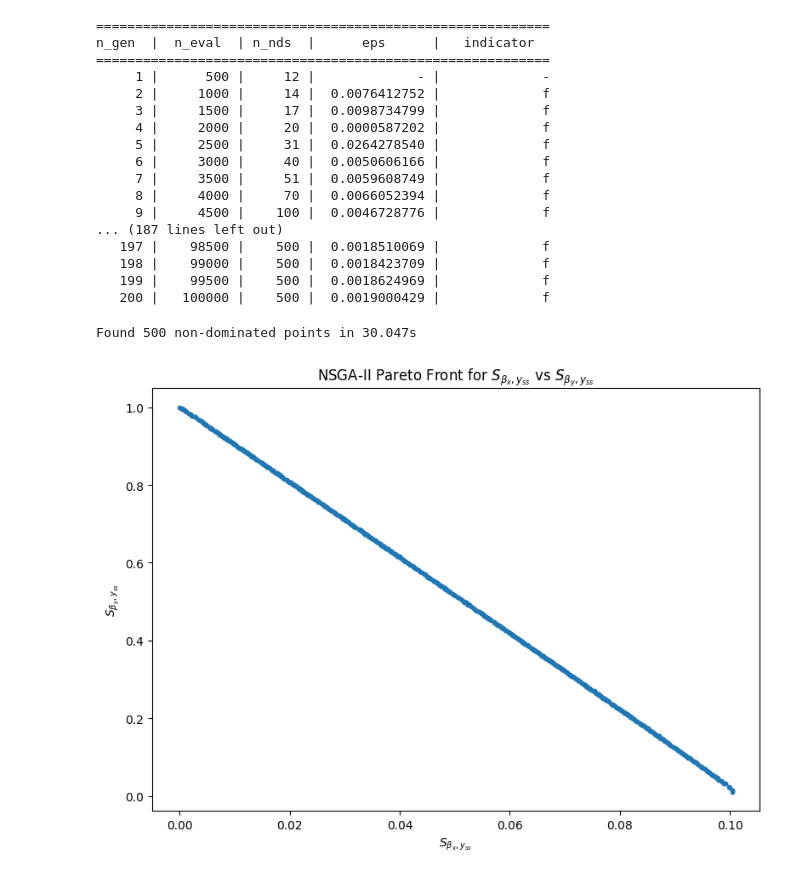
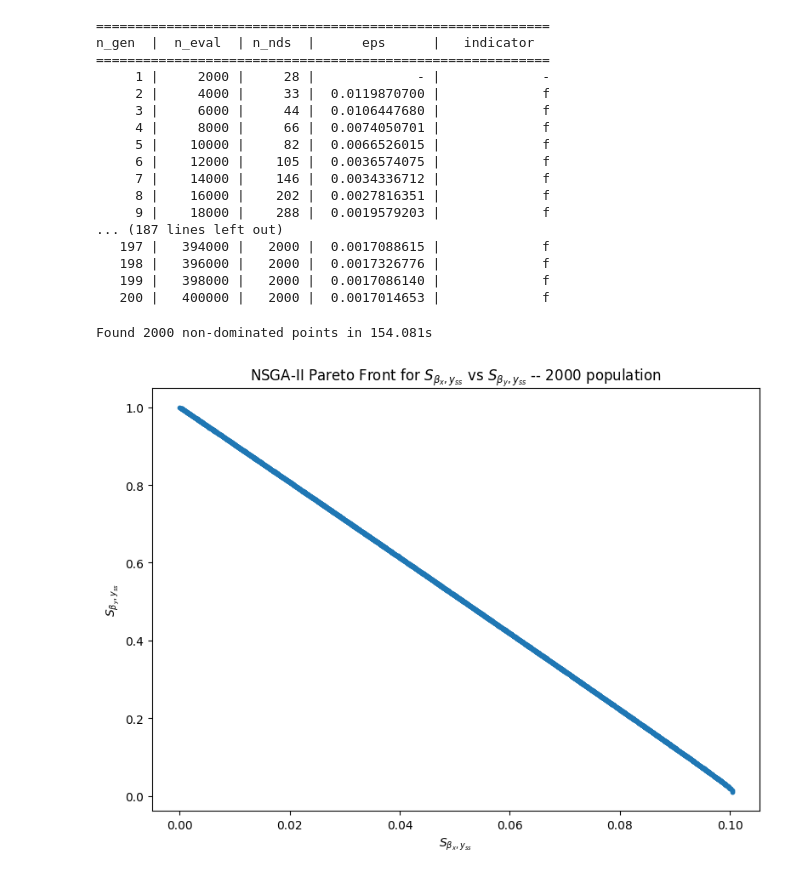
Before and after one commit to DangTranQL/SA, a Jupyter notebook: Genetic Algorithms for Multi-Objective Optimization/NSGA-II/Positive Negative Feedback/1v3.ipynb, the cells around one changed output. Saved outputs shown, nothing was run; the diff lists cells and outputs as text; code cells hidden in the pictures.

```diff
--- a/Genetic Algorithms for Multi-Objective Optimization/NSGA-II/Positive Negative Feedback/1v3.ipynb
+++ b/Genetic Algorithms for Multi-Objective Optimization/NSGA-II/Positive Negative Feedback/1v3.ipynb
@@ -178,7 +178,7 @@ class Sensitivity(ElementwiseProblem):
             ]
 
 # Run NSGA-II optimization
-algorithm = NSGA2(pop_size=500)  # Population size
+algorithm = NSGA2(pop_size=2000)  # Population size
 res = minimize(
     Sensitivity(),
     algorithm,
@@ -190,34 +190,34 @@ res = minimize(
 ==========================================================
 n_gen  |  n_eval  | n_nds  |      eps      |   indicator
 ==========================================================
-     1 |      500 |     12 |             - |             -
-     2 |     1000 |     14 |  0.0076412752 |             f
-     3 |     1500 |     17 |  0.0098734799 |             f
-     4 |     2000 |     20 |  0.0000587202 |             f
-     5 |     2500 |     31 |  0.0264278540 |             f
-     6 |     3000 |     40 |  0.0050606166 |             f
-     7 |     3500 |     51 |  0.0059608749 |             f
-     8 |     4000 |     70 |  0.0066052394 |             f
-     9 |     4500 |    100 |  0.0046728776 |             f
+     1 |     2000 |     28 |             - |             -
+     2 |     4000 |     33 |  0.0119870700 |             f
+     3 |     6000 |     44 |  0.0106447680 |             f
+     4 |     8000 |     66 |  0.0074050701 |             f
+     5 |    10000 |     82 |  0.0066526015 |             f
+     6 |    12000 |    105 |  0.0036574075 |             f
+     7 |    14000 |    146 |  0.0034336712 |             f
+     8 |    16000 |    202 |  0.0027816351 |             f
+     9 |    18000 |    288 |  0.0019579203 |             f
 ... (187 lines left out)
-   197 |    98500 |    500 |  0.0018510069 |             f
-   198 |    99000 |    500 |  0.0018423709 |             f
-   199 |    99500 |    500 |  0.0018624969 |             f
-   200 |   100000 |    500 |  0.0019000429 |             f
+   197 |   394000 |   2000 |  0.0017088615 |             f
+   198 |   396000 |   2000 |  0.0017326776 |             f
+   199 |   398000 |   2000 |  0.0017086140 |             f
+   200 |   400000 |   2000 |  0.0017014653 |             f
 # %%
 
 
 F = res.F  # Objective values (sensitivities)
 X = res.X  # Parameter values (beta_x, beta_y, n)
 print(f"Found {F.shape[0]} non-dominated points in {res.exec_time:.3f}s")
 
 plt.figure(figsize=(8, 6))
 plt.scatter(F[:, 0], F[:, 1], s=10)
 plt.xlabel(r'$S_{\beta_x,y_{ss}}$')  # Sensitivity of yss to beta_x
 plt.ylabel(r'$S_{\beta_y,y_{ss}}$')  # Sensitivity of yss to beta_y
-plt.title(r'NSGA-II Pareto Front for $S_{\beta_x,y_{ss}}$ vs $S_{\beta_y,y_{ss}}$')
+plt.title(r'NSGA-II Pareto Front for $S_{\beta_x,y_{ss}}$ vs $S_{\beta_y,y_{ss}}$ -- 2000 population')
 plt.tight_layout()
 plt.show()
 # %% [output]
-Found 500 non-dominated points in 30.047s
+Found 2000 non-dominated points in 154.081s
-[figure, old version]
+[figure, new version]
```
Also changed, not shown: parts of 1 cell of this notebook, 7 other files.
